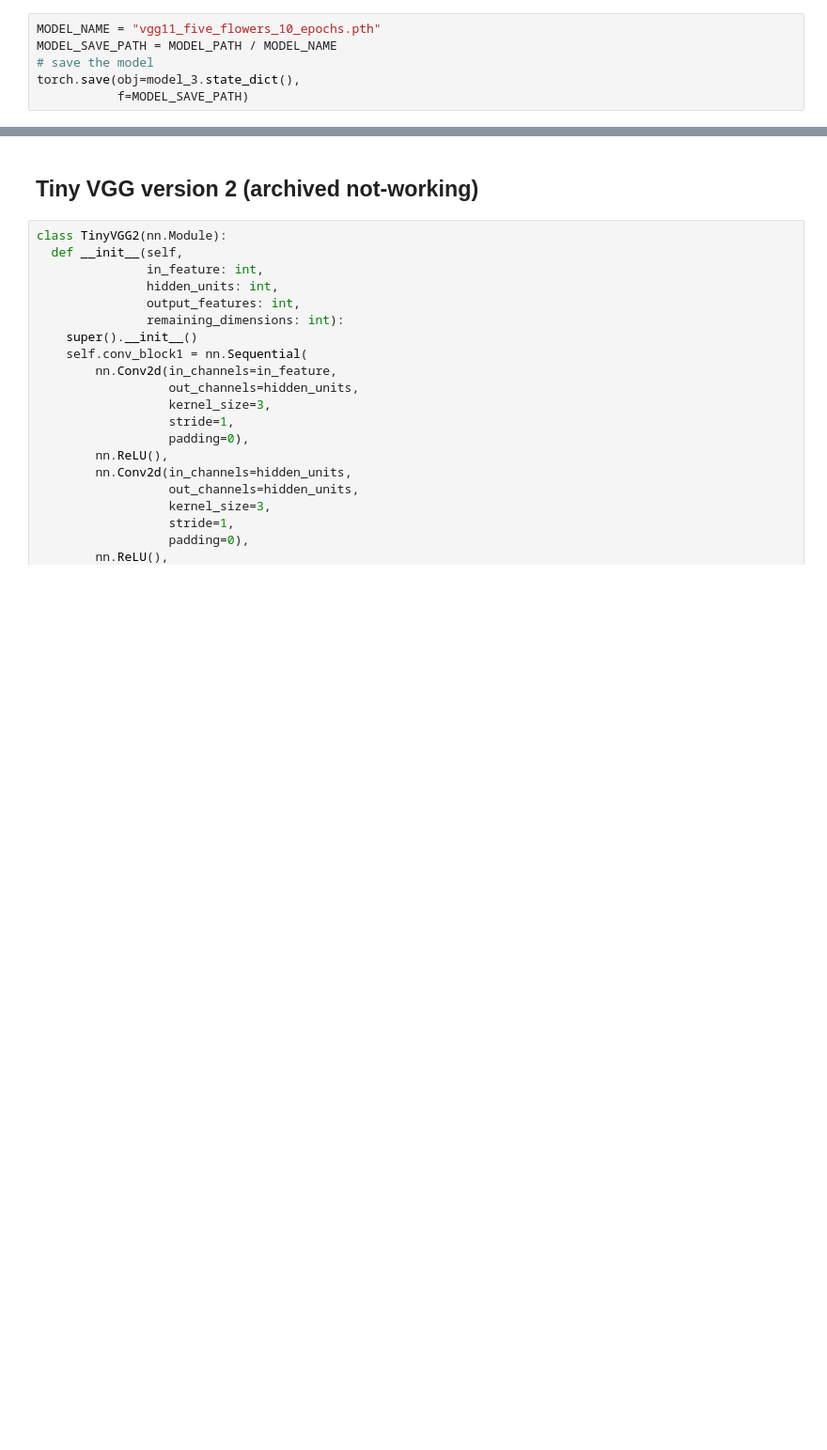
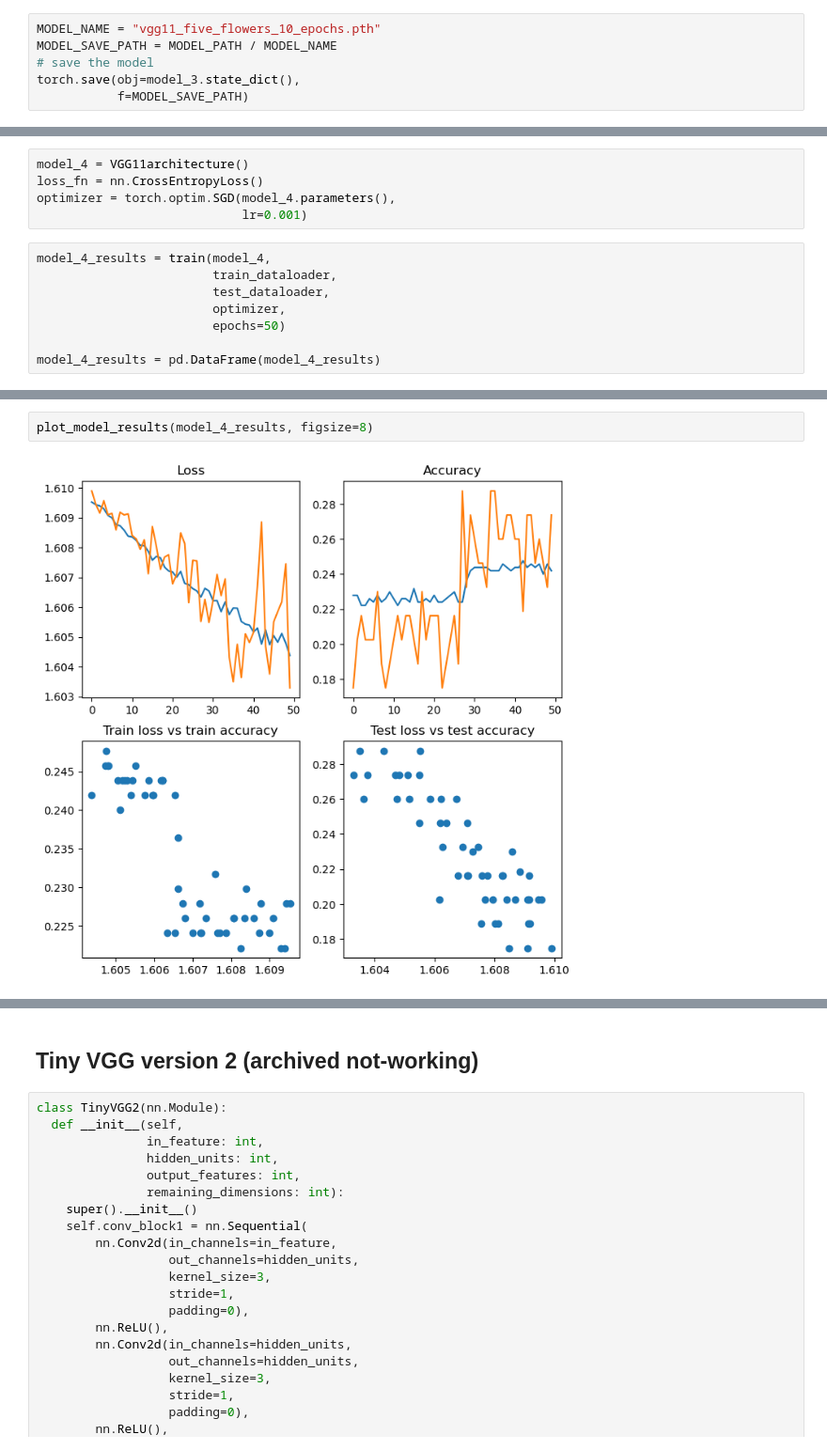
Before and after one commit to neddanedda/PyTorch_course, a Jupyter notebook: Flowers_five_classes.ipynb, the cells around one changed output, grey strips where cells are left out. Shown at 94% size. Cells and saved outputs as stored; diff of their text form; blank space fills up the shorter version.

```diff
--- a/Flowers_five_classes.ipynb
+++ b/Flowers_five_classes.ipynb
@@ -833,0 +855,13 @@ torch.save(obj=model_3.state_dict(),
+# %%
+model_4 = VGG11architecture()
+loss_fn = nn.CrossEntropyLoss()
+optimizer = torch.optim.SGD(model_4.parameters(),
+                            lr=0.001)
+# %%
+model_4_results = train(model_4,
+                        train_dataloader,
+                        test_dataloader,
+                        optimizer,
+                        epochs=50)
+
+model_4_results = pd.DataFrame(model_4_results)
@@ -833,0 +886,4 @@ torch.save(obj=model_3.state_dict(),
+# %%
+plot_model_results(model_4_results, figsize=8)
+# %% [output]
+[figure, added]
```
Also changed, not shown: parts of 21 cells of this notebook.
